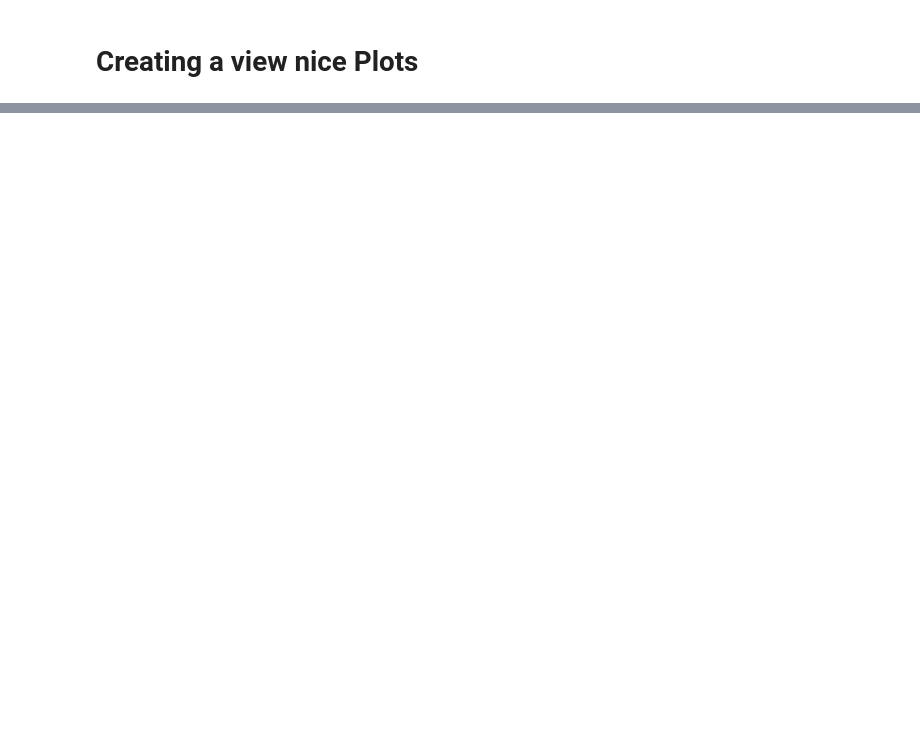
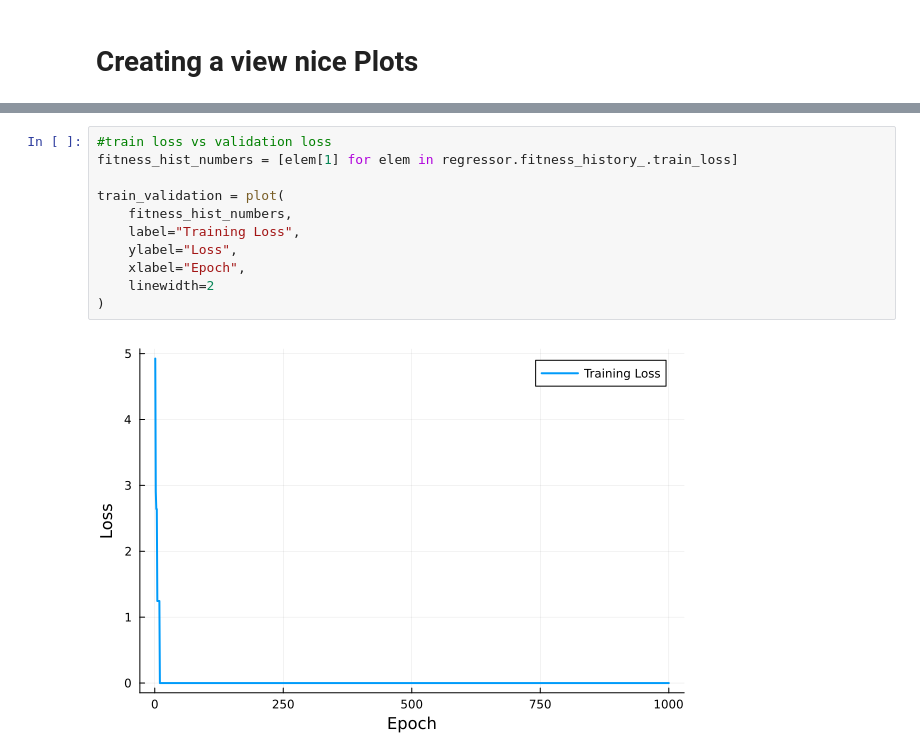
Before and after one commit to maxreiss123/GeneExpressionProgramming.jl, a Jupyter notebook: tutorial/JGEP_demo.ipynb, the cells around one changed output, grey strips where cells are left out. Drawn from its saved outputs; the diff is of its cells as text; blank space fills up the shorter version.

```diff
--- a/tutorial/JGEP_demo.ipynb
+++ b/tutorial/JGEP_demo.ipynb
@@ -139,0 +161,13 @@ plot!(
+# %%
+#train loss vs validation loss
+fitness_hist_numbers = [elem[1] for elem in regressor.fitness_history_.train_loss]
+
+train_validation = plot(
+    fitness_hist_numbers,
+    label="Training Loss",
+    ylabel="Loss",
+    xlabel="Epoch",
+    linewidth=2
+)
+# %% [output]
+[figure, added]
```
Also changed, not shown: parts of 6 cells of this notebook.
